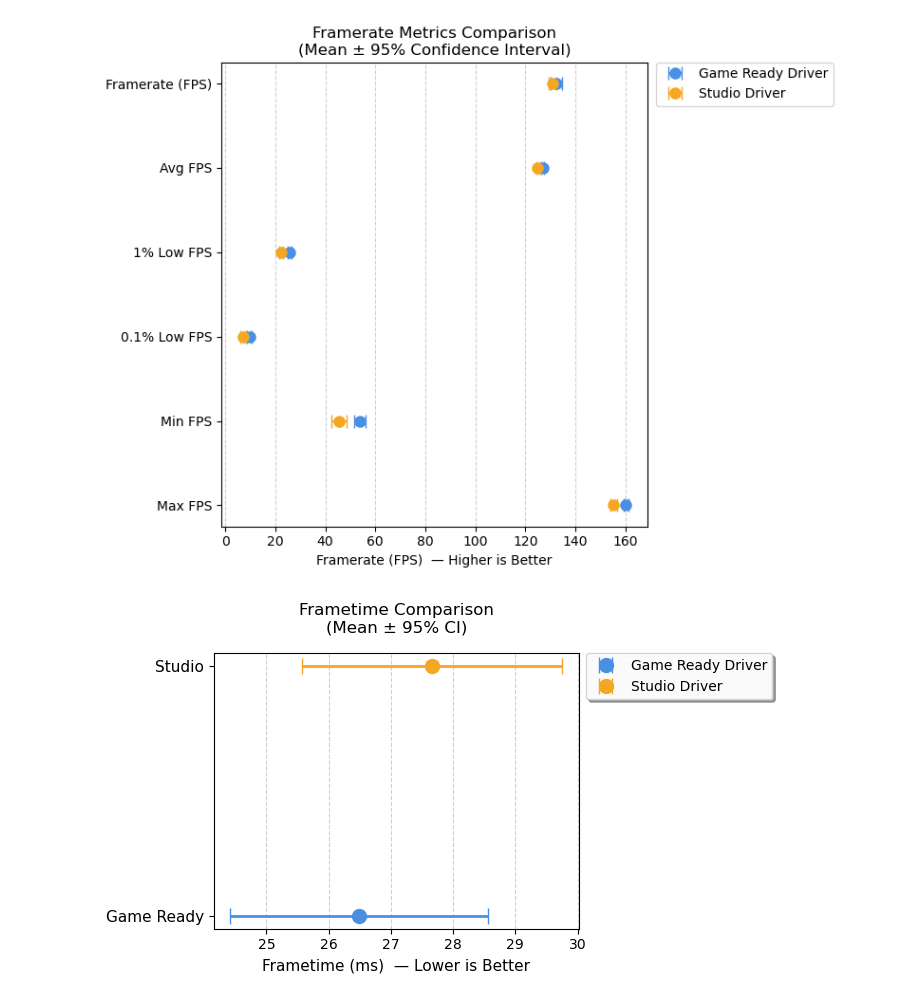
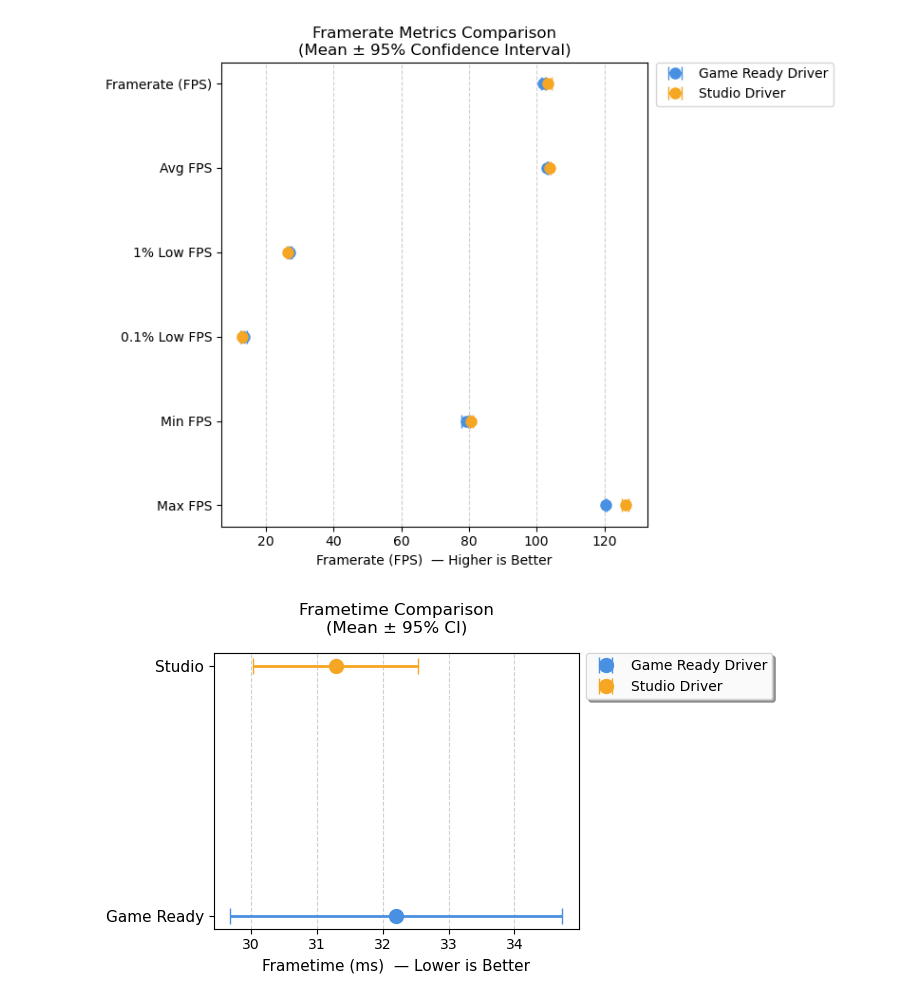
Before and after one commit to AungMoonLord/Game-Benchmark-Driver-Performance-Evaluation-, a Jupyter notebook: Visualization/graph_dotplot_error_bar.ipynb, the cells around one changed output. Cells and saved outputs as stored; diff of their text form; code cells hidden in the pictures.

```diff
--- a/Visualization/graph_dotplot_error_bar.ipynb
+++ b/Visualization/graph_dotplot_error_bar.ipynb
@@ -7,8 +7,8 @@ import re
 # -----------------------------
 # Load data
 # -----------------------------
-df_gr = pd.read_csv("game_ready_baseline_stat.csv")
-df_st = pd.read_csv("studio_baseline_stat.csv")
+df_gr = pd.read_csv("game_ready_stress_stat.csv")
+df_st = pd.read_csv("studio_stress_stat.csv")
 
 df_gr.set_index("Column", inplace=True)
 df_st.set_index("Column", inplace=True)
@@ -59,34 +59,34 @@ offset = 0.0   # ✅ ให้อยู่บรรทัดเดียวก
 plt.figure(figsize=(8, 6))
 
 plt.errorbar(
     means_gr, y_pos - offset, xerr=cis_gr,
     fmt='o', capsize=5, markersize=8,
     label='Game Ready Driver', color='#4A90E2'
 )
 
 plt.errorbar(
     means_st, y_pos + offset, xerr=cis_st,
     fmt='o', capsize=5, markersize=8,
     label='Studio Driver', color='#F5A623'
 )
 
 plt.yticks(y_pos, labels_fps)
 plt.xlabel('Framerate (FPS)  — Higher is Better')
 plt.title('Framerate Metrics Comparison\n(Mean ± 95% Confidence Interval)')
 
 plt.grid(axis='x', linestyle='--', alpha=0.6)
 plt.gca().invert_yaxis()
 
 plt.legend(
     loc='upper left',
     bbox_to_anchor=(1.02, 1),
     borderaxespad=0.
 )
 
 plt.tight_layout()
 plt.show()
 # %% [output]
-[figure, old version]
+[figure, new version]
 # %%
 # -----------------------------
 # Frametime data
@@ -136,4 +136,4 @@ plt.grid(axis='x', linestyle='--', alpha=0.6)
 plt.tight_layout()
 plt.show()
 # %% [output]
-[figure, old version]
+[figure, new version]
```
Also changed, not shown: 2 other files.
